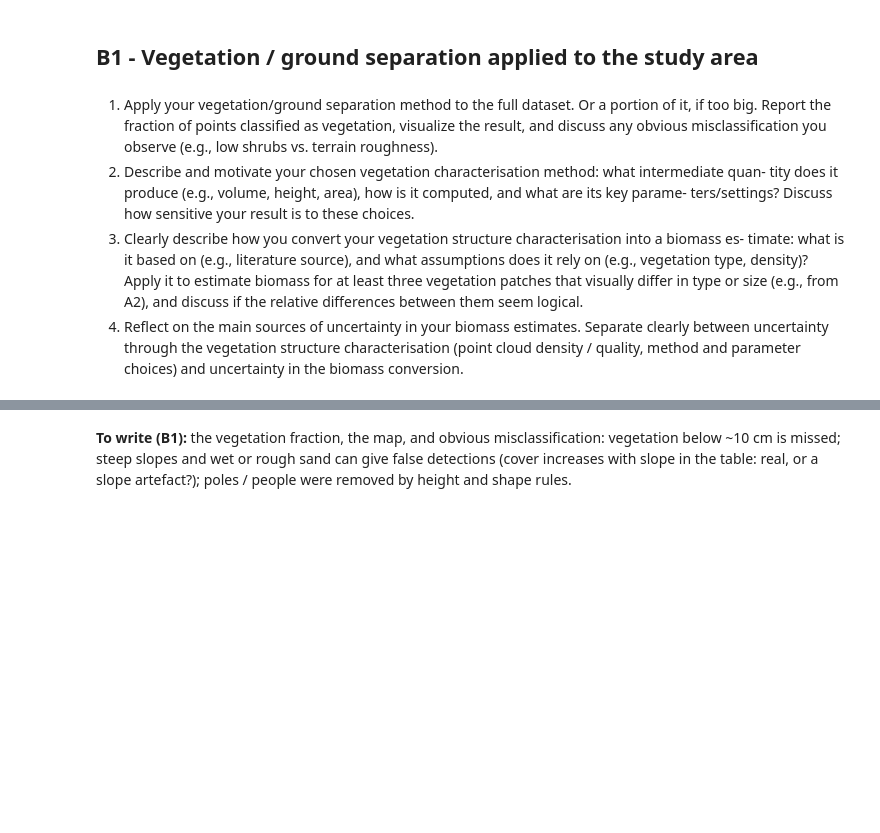
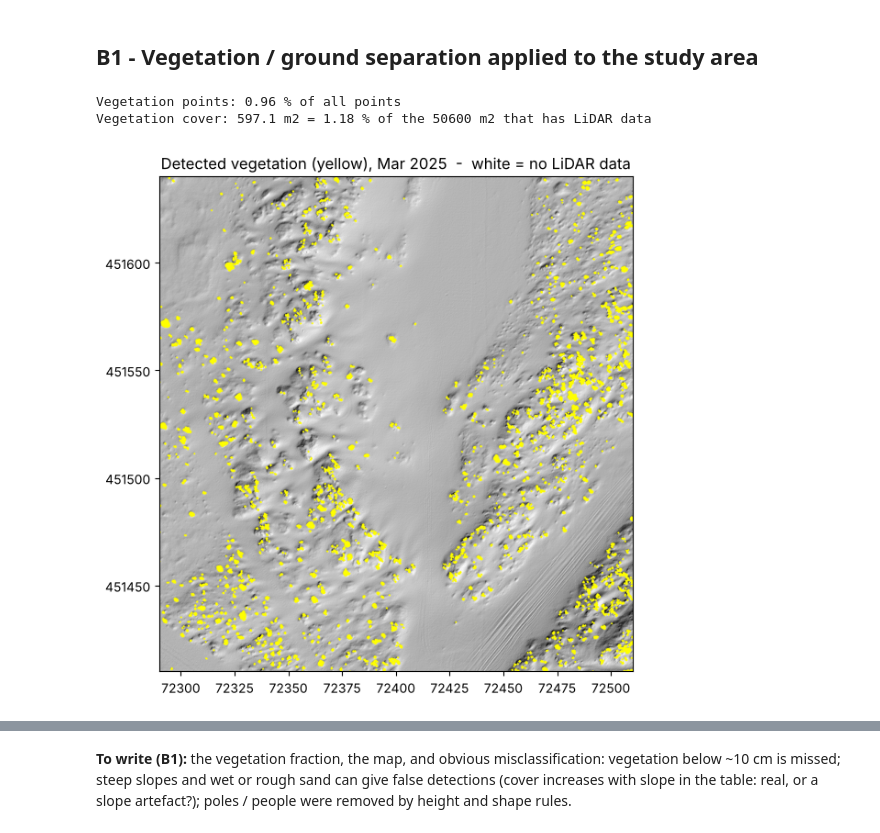
Before and after one commit to evpalli/zandmotor-biomass-pointclouds, a Jupyter notebook: notebooks/B_biomass.ipynb, the cells around one changed output, grey strips where cells are left out. Drawn from its saved outputs; the diff is of its cells as text; code cells hidden in the pictures; blank space fills up the shorter version.

```diff
--- a/notebooks/B_biomass.ipynb
+++ b/notebooks/B_biomass.ipynb
@@ -13,7 +15,2 @@ r = R[E]; t = H.tussocks(r)                          # one row per tussock
 # %% [markdown]
 ## B1 - Vegetation / ground separation applied to the study area
-# %% [markdown]
-1. Apply your vegetation/ground separation method to the full dataset. Or a portion of it, if too big. Report the fraction of points classified as vegetation, visualize the result, and discuss any obvious misclassification you observe (e.g., low shrubs vs. terrain roughness).
-2. Describe and motivate your chosen vegetation characterisation method: what intermediate quan- tity does it produce (e.g., volume, height, area), how is it computed, and what are its key parame- ters/settings? Discuss how sensitive your result is to these choices.
-3. Clearly describe how you convert your vegetation structure characterisation into a biomass es- timate: what is it based on (e.g., literature source), and what assumptions does it rely on (e.g., vegetation type, density)? Apply it to estimate biomass for at least three vegetation patches that visually differ in type or size (e.g., from A2), and discuss if the relative differences between them seem logical.
-4. Reflect on the main sources of uncertainty in your biomass estimates. Separate clearly between uncertainty through the vegetation structure characterisation (point cloud density / quality, method and parameter choices) and uncertainty in the biomass conversion.
@@ -172,3 +17,19 @@ plt.show()
+# %%
+data_m2 = H.has_data(r).sum() * H.FINE_RES ** 2
+print(f"Vegetation points: {100 * r['n_veg'] / r['n_points']:.2f} % of all points")
+print(f"Vegetation cover: {H.cover_m2(r):.1f} m2 = {100 * H.cover_m2(r) / data_m2:.2f} % of the {data_m2:.0f} m2 that has LiDAR data")
+# %% [output]
+Vegetation points: 0.96 % of all points
+Vegetation cover: 597.1 m2 = 1.18 % of the 50600 m2 that has LiDAR data
+# %%
+fig, ax = plt.subplots(figsize=(7, 7)); g = r["grid_dtm"]
+ax.imshow(H.hillshade(r), extent=H.extent(g), cmap="gray")
+from scipy.ndimage import binary_dilation
+big = binary_dilation(H.cover(r), iterations=4)                                    # enlarged for display only
+ax.imshow(np.ma.masked_where(~big, big), extent=H.extent(r["grid_fine"]), cmap="autumn", vmin=0, vmax=1)
+ax.set_title(f"Detected vegetation (yellow), {H.EPOCH_LABEL[E]}  -  white = no LiDAR data"); H.save(fig, "B1_vegetation_map")
+# %% [output]
+[figure, added]
 # %%
 sl = np.kron(r["slope"], np.ones((5, 5)))[::2, ::2][:r["grid_fine"]["nr"], :r["grid_fine"]["nc"]]      # slope on the 0.10 m grid
 ok = H.has_data(r); cls = pd.cut(pd.Series(sl[ok]), [-1, 5, 10, 20, 90], labels=["0-5", "5-10", "10-20", ">20"])
```
Also changed, not shown: parts of 14 cells of this notebook.
